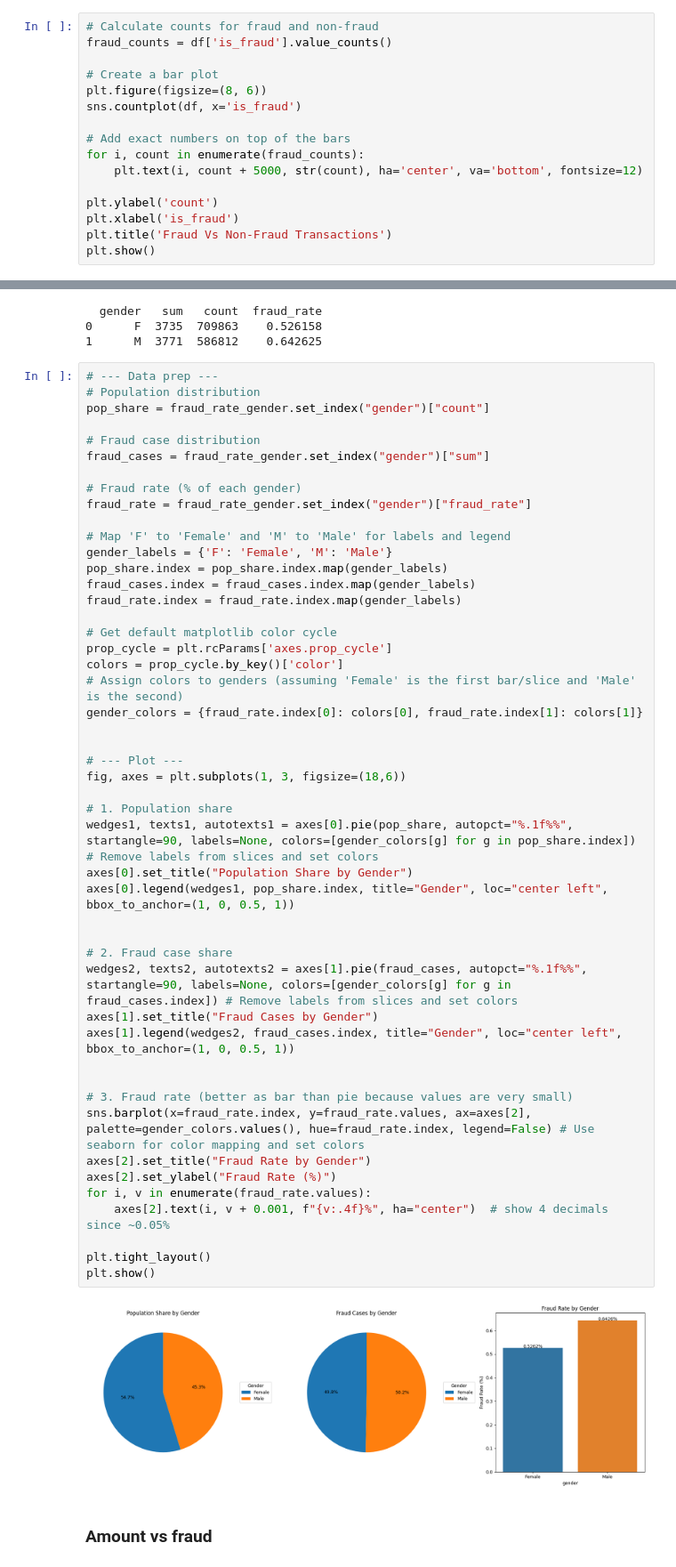
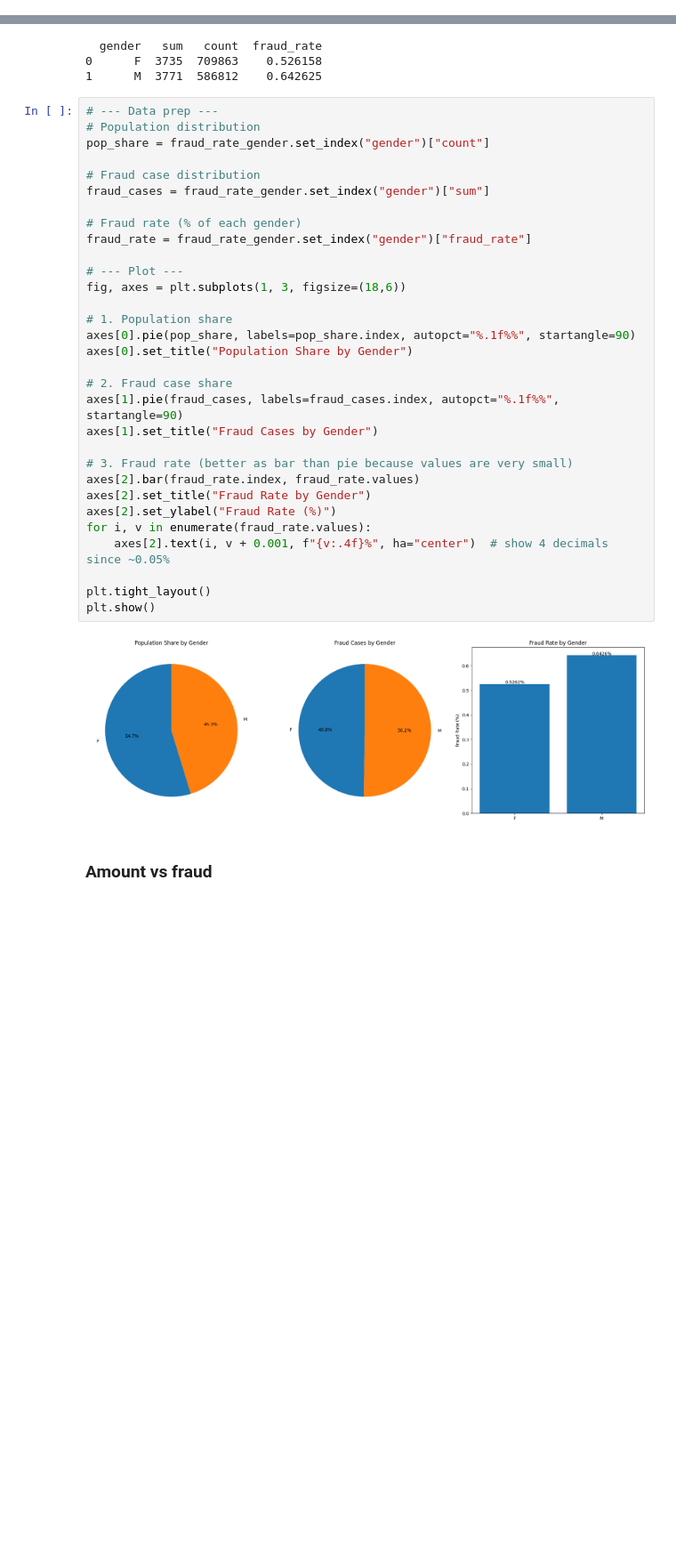
Before and after one commit to AubLambert/FraudDetection, a Jupyter notebook: Fraud_Detection.ipynb, the cells around one changed output, grey strips where cells are left out. Shown at 89% size. Saved outputs shown, nothing was run; the diff lists cells and outputs as text; blank space fills up the shorter version.

```diff
--- a/Fraud_Detection.ipynb
+++ b/Fraud_Detection.ipynb
@@ -161,19 +334,3 @@ fraud_percent = (df['is_fraud'] == 1).sum()/(df.shape[0])
 print(f"Fraud Percentage: {fraud_percent * 100:.5f}%")
 # %% [output]
 Fraud Percentage: 0.57887%
-# %%
-# Calculate counts for fraud and non-fraud
-fraud_counts = df['is_fraud'].value_counts()
-
-# Create a bar plot
-plt.figure(figsize=(8, 6))
-sns.countplot(df, x='is_fraud')
-
-# Add exact numbers on top of the bars
-for i, count in enumerate(fraud_counts):
-    plt.text(i, count + 5000, str(count), ha='center', va='bottom', fontsize=12)
-
-plt.ylabel('count')
-plt.xlabel('is_fraud')
-plt.title('Fraud Vs Non-Fraud Transactions')
-plt.show()
@@ -591,53 +743,36 @@ print(fraud_rate_gender)
 # %%
 # --- Data prep ---
 # Population distribution
 pop_share = fraud_rate_gender.set_index("gender")["count"]
 
 # Fraud case distribution
 fraud_cases = fraud_rate_gender.set_index("gender")["sum"]
 
 # Fraud rate (% of each gender)
 fraud_rate = fraud_rate_gender.set_index("gender")["fraud_rate"]
 
-# Map 'F' to 'Female' and 'M' to 'Male' for labels and legend
-gender_labels = {'F': 'Female', 'M': 'Male'}
-pop_share.index = pop_share.index.map(gender_labels)
-fraud_cases.index = fraud_cases.index.map(gender_labels)
-fraud_rate.index = fraud_rate.index.map(gender_labels)
-
-# Get default matplotlib color cycle
-prop_cycle = plt.rcParams['axes.prop_cycle']
-colors = prop_cycle.by_key()['color']
-# Assign colors to genders (assuming 'Female' is the first bar/slice and 'Male' is the second)
-gender_colors = {fraud_rate.index[0]: colors[0], fraud_rate.index[1]: colors[1]}
-
-
 # --- Plot ---
 fig, axes = plt.subplots(1, 3, figsize=(18,6))
 
 # 1. Population share
-wedges1, texts1, autotexts1 = axes[0].pie(pop_share, autopct="%.1f%%", startangle=90, labels=None, colors=[gender_colors[g] for g in pop_share.index]) # Remove labels from slices and set colors
+axes[0].pie(pop_share, labels=pop_share.index, autopct="%.1f%%", startangle=90)
 axes[0].set_title("Population Share by Gender")
-axes[0].legend(wedges1, pop_share.index, title="Gender", loc="center left", bbox_to_anchor=(1, 0, 0.5, 1))
-
 
 # 2. Fraud case share
-wedges2, texts2, autotexts2 = axes[1].pie(fraud_cases, autopct="%.1f%%", startangle=90, labels=None, colors=[gender_colors[g] for g in fraud_cases.index]) # Remove labels from slices and set colors
+axes[1].pie(fraud_cases, labels=fraud_cases.index, autopct="%.1f%%", startangle=90)
 axes[1].set_title("Fraud Cases by Gender")
-axes[1].legend(wedges2, fraud_cases.index, title="Gender", loc="center left", bbox_to_anchor=(1, 0, 0.5, 1))
-
 
 # 3. Fraud rate (better as bar than pie because values are very small)
-sns.barplot(x=fraud_rate.index, y=fraud_rate.values, ax=axes[2], palette=gender_colors.values(), hue=fraud_rate.index, legend=False) # Use seaborn for color mapping and set colors
+axes[2].bar(fraud_rate.index, fraud_rate.values)
 axes[2].set_title("Fraud Rate by Gender")
 axes[2].set_ylabel("Fraud Rate (%)")
 for i, v in enumerate(fraud_rate.values):
     axes[2].text(i, v + 0.001, f"{v:.4f}%", ha="center")  # show 4 decimals since ~0.05%
 
 plt.tight_layout()
 plt.show()
 # %% [output]
-[figure, old version]
+[figure, new version]
 # %% [markdown]
 ### Amount vs fraud
 # %%
```
Also changed, not shown: parts of 205 cells of this notebook.
